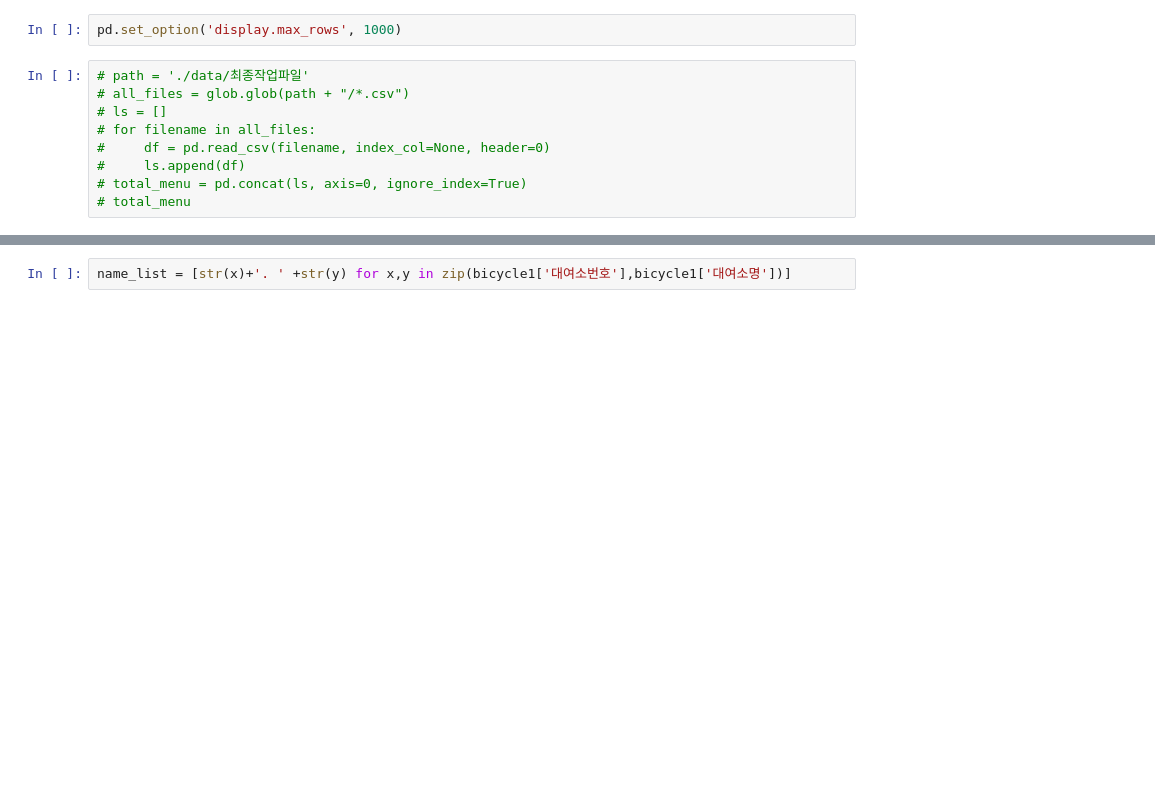
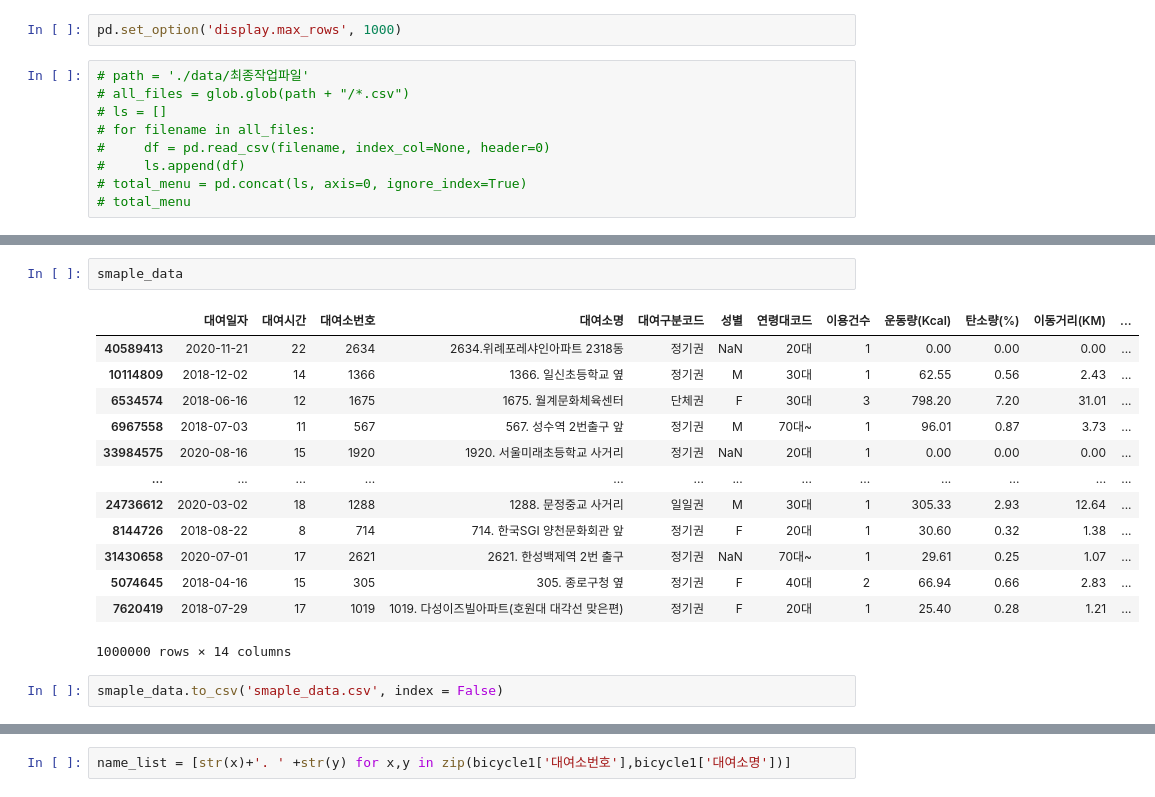
Before and after one commit to JinSuJinSu/jupyter-notebook, a Jupyter notebook: bicycle-project.ipynb, the cells around one changed output, grey strips where cells are left out. Drawn from its saved outputs; the diff is of its cells as text; blank space fills up the shorter version.

```diff
--- a/bicycle-project.ipynb
+++ b/bicycle-project.ipynb
@@ -32,0 +116,18 @@ total_bicycle
+# %%
+smaple_data
+# %% [output]
+|  | 대여일자 | 대여시간 | 대여소번호 | 대여소명 | 대여구분코드 | 성별 | 연령대코드 | 이용건수 | 운동량(Kcal) | 탄소량(%) | 이동거리(KM) | ... |
+| 40589413 | 2020-11-21 | 22 | 2634 | 2634.위례포레샤인아파트 2318동 | 정기권 | NaN | 20대 | 1 | 0.00 | 0.00 | 0.00 | ... |
+| 10114809 | 2018-12-02 | 14 | 1366 | 1366. 일신초등학교 옆 | 정기권 | M | 30대 | 1 | 62.55 | 0.56 | 2.43 | ... |
+| 6534574 | 2018-06-16 | 12 | 1675 | 1675. 월계문화체육센터 | 단체권 | F | 30대 | 3 | 798.20 | 7.20 | 31.01 | ... |
+| 6967558 | 2018-07-03 | 11 | 567 | 567. 성수역 2번출구 앞 | 정기권 | M | 70대~ | 1 | 96.01 | 0.87 | 3.73 | ... |
+| 33984575 | 2020-08-16 | 15 | 1920 | 1920. 서울미래초등학교 사거리 | 정기권 | NaN | 20대 | 1 | 0.00 | 0.00 | 0.00 | ... |
+| ... | ... | ... | ... | ... | ... | ... | ... | ... | ... | ... | ... | ... |
+| 24736612 | 2020-03-02 | 18 | 1288 | 1288. 문정중교 사거리 | 일일권 | M | 30대 | 1 | 305.33 | 2.93 | 12.64 | ... |
+| 8144726 | 2018-08-22 | 8 | 714 | 714. 한국SGI 양천문화회관 앞 | 정기권 | F | 20대 | 1 | 30.60 | 0.32 | 1.38 | ... |
+| 31430658 | 2020-07-01 | 17 | 2621 | 2621. 한성백제역 2번 출구 | 정기권 | NaN | 70대~ | 1 | 29.61 | 0.25 | 1.07 | ... |
+| 5074645 | 2018-04-16 | 15 | 305 | 305. 종로구청 옆 | 정기권 | F | 40대 | 2 | 66.94 | 0.66 | 2.83 | ... |
+| 7620419 | 2018-07-29 | 17 | 1019 | 1019. 다성이즈빌아파트(호원대 대각선 맞은편) | 정기권 | F | 20대 | 1 | 25.40 | 0.28 | 1.21 | ... |
+1000000 rows × 14 columns
+# %%
+smaple_data.to_csv('smaple_data.csv', index = False)
```
Also changed, not shown: parts of 31 cells of this notebook, 1 other file.
